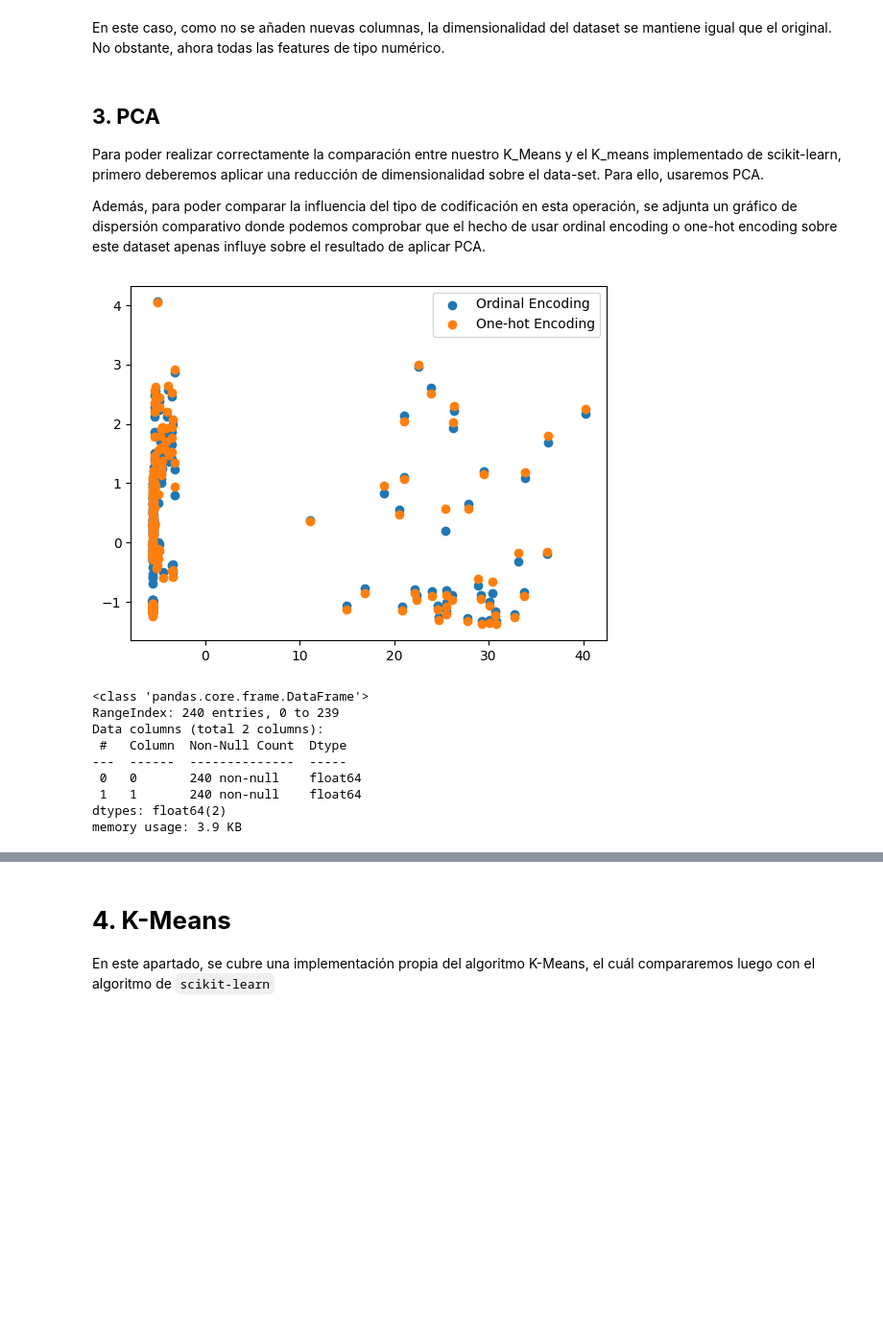
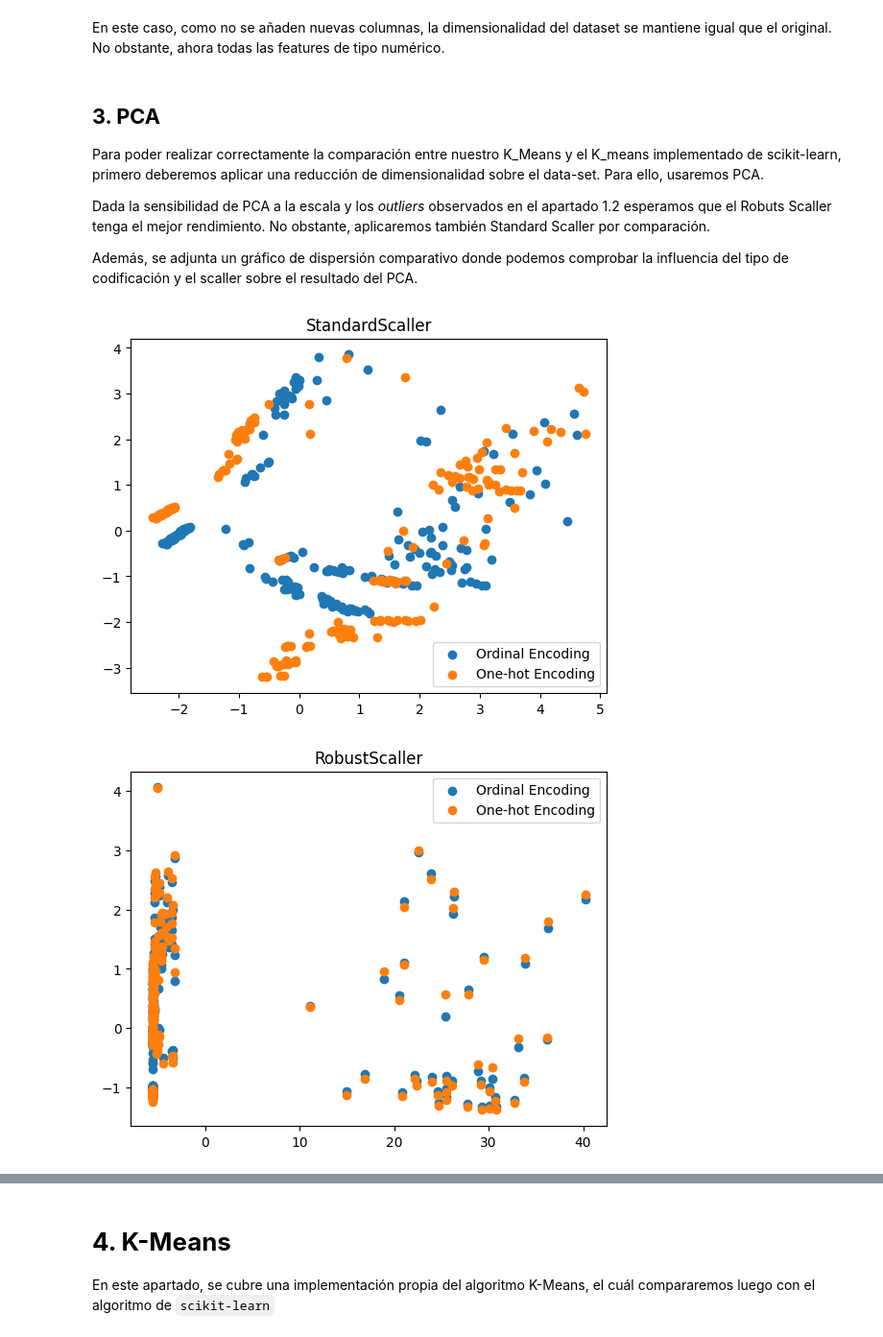
Before and after one commit to ManuGPR/ML_Clustering, a Jupyter notebook: AA_G03_Clustering.ipynb, the cells around one changed output, grey strips where cells are left out. Shown: that part at 96% size. Cells and saved outputs as stored; diff of their text form; code cells hidden in the pictures; blank space fills up the shorter version.

Commit message:
scatter y texto

```diff
--- a/AA_G03_Clustering.ipynb
+++ b/AA_G03_Clustering.ipynb
@@ -199,45 +225,59 @@ En este caso, como no se añaden nuevas columnas, la dimensionalidad del dataset
 ## **3. PCA**
 Para poder realizar correctamente la comparación entre nuestro K_Means y el K_means implementado de scikit-learn, primero deberemos aplicar una reducción de dimensionalidad sobre el data-set. Para ello, usaremos PCA.
 
-Además, para poder comparar la influencia del tipo de codificación en esta operación, se adjunta un gráfico de dispersión comparativo donde podemos comprobar que el hecho de usar ordinal encoding o one-hot encoding sobre este dataset apenas influye sobre el resultado de aplicar PCA.
+Dada la sensibilidad de PCA a la escala y los *outliers* observados en el apartado 1.2 esperamos que el Robuts Scaller tenga el mejor rendimiento. No obstante, aplicaremos también Standard Scaller por comparación.
+
+Además, se adjunta un gráfico de dispersión comparativo donde podemos comprobar la influencia del tipo de codificación y el scaller sobre el resultado del PCA.
 # %%
 from sklearn.decomposition import PCA
 from sklearn.preprocessing import RobustScaler
+from sklearn.preprocessing import StandardScaler
 from sklearn.pipeline import Pipeline
 import matplotlib.pyplot as plt
 
 pca = PCA(n_components = 2)
 
 # Escalado de datos
 decepticom = Pipeline([
-    ('scaler', RobustScaler()),
+    ('scaler', StandardScaler()),
     ('pca', PCA(n_components=2))
 ])
 
-#####
 
 pca_ord_stars = pd.DataFrame(decepticom.fit_transform(ordinal_encoded_df))
 pca_ohe_stars = pd.DataFrame(decepticom.fit_transform(onehot_df))
 labels = ['Ordinal Encoding', 'One-hot Encoding']
 plt.scatter(pca_ord_stars.iloc[:,0], pca_ord_stars.iloc[:, 1], label=labels[0])
 plt.scatter(pca_ohe_stars.iloc[:,0], pca_ohe_stars.iloc[:, 1], label=labels[1])
 
 # Añadimos una leyenda
 plt.legend()
-
+# titulo
+plt.title("StandardScaller")
 # Mostramos el plot
 plt.show()
 
-pca_ohe_stars.info()
+decepticom = Pipeline([
+    ('scaler', RobustScaler()),
+    ('pca', PCA(n_components=2))
+])
+
+
+pca_ord_stars_robust = pd.DataFrame(decepticom.fit_transform(ordinal_encoded_df))
+pca_ohe_stars_robust = pd.DataFrame(decepticom.fit_transform(onehot_df))
+labels = ['Ordinal Encoding', 'One-hot Encoding']
+plt.scatter(pca_ord_stars_robust.iloc[:,0], pca_ord_stars_robust.iloc[:, 1], label=labels[0])
+plt.scatter(pca_ohe_stars_robust.iloc[:,0], pca_ohe_stars_robust.iloc[:, 1], label=labels[1])
+
+# Añadimos una leyenda
+plt.legend()
+# titulo
+plt.title("RobustScaller")
+# Mostramos el plot
+plt.show()
+
+dataframes = {"robust_ohe": pca_ohe_stars_robust, "robust_ord": pca_ord_stars_robust, "std_ohe": pca_ohe_stars, "std_ord": pca_ord_stars}
 # %% [output]
-[figure, old version]
+[figure, new version]
-<class 'pandas.core.frame.DataFrame'>
-RangeIndex: 240 entries, 0 to 239
-Data columns (total 2 columns):
- #   Column  Non-Null Count  Dtype
----  ------  --------------  -----
- 0   0       240 non-null    float64
- 1   1       240 non-null    float64
-dtypes: float64(2)
-memory usage: 3.9 KB
+[figure, added]
 # %% [markdown]
```
Also changed, not shown: parts of 15 cells of this notebook.
